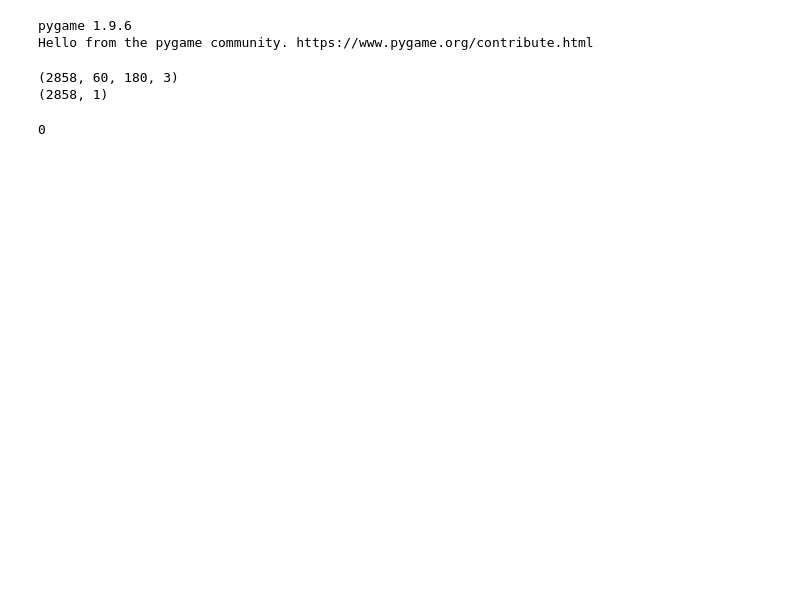
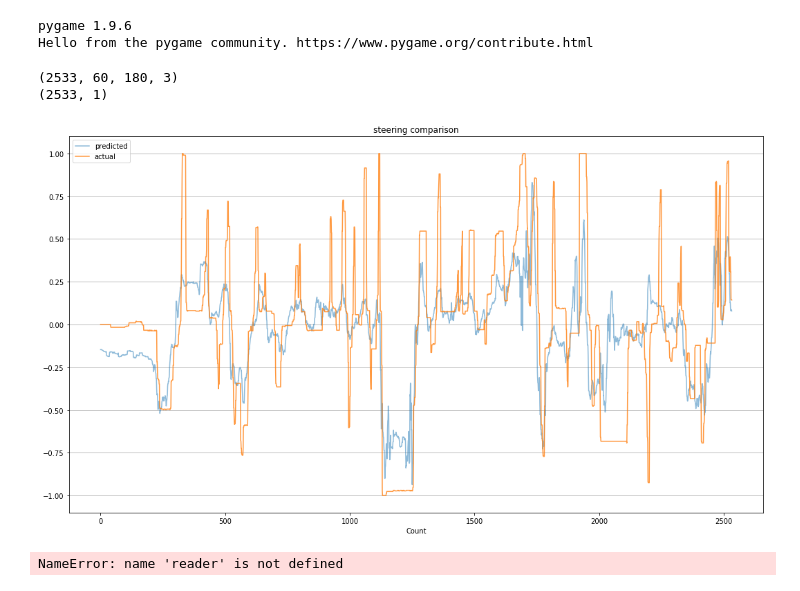
Before and after one commit to martinliivak/RCSnail-AI, a Jupyter notebook: notebooks/prediction_analysis.ipynb, the cells around one changed output. Saved outputs shown, nothing was run; the diff lists cells and outputs as text; code cells hidden in the pictures; blank space fills up the shorter version.

```diff
--- a/notebooks/prediction_analysis.ipynb
+++ b/notebooks/prediction_analysis.ipynb
@@ -80,22 +80,30 @@ config = config_manager.config
 reader = TrainingFileReader(path_to_training='../../training/validation_laps/')
 collector = Collector()
 
-validation_laps = ['validation_lap_1_2020_02_10', 'validation_lap_2_2020_02_10', 'bad_lap_1_2020_02_10', 'bad_lap_2_2020_02_17']
+validation_laps = ['validation_lap_1_2020_02_10', '2020_02_23_i1', 'bad_lap_1_2020_02_10', 'bad_lap_2_2020_02_17']
 memory_variants = [(1, 1), (4, 1), (4, 4), (8, 1), (8, 4), (12, 1)]
 memory = memory_variants[0]
 
 transformer = Transformer(config, memory_tuple=memory)
 
-mem_frames, mem_telems, mem_diffs, display_frames = get_shifted_mem_dataset_with_full_video(validation_laps[0], *memory)
+mem_frames, mem_telems, mem_diffs, display_frames = get_shifted_mem_dataset_with_full_video(validation_laps[1], *memory)
 print(mem_frames.shape)
 print(mem_telems.shape)
 # %% [output]
-(2858, 60, 180, 3)
-(2858, 1)
+(2533, 60, 180, 3)
+(2533, 1)
 # %%
 from tensorflow.keras.models import load_model
-multi = load_model('../../training/models/model_n{}_m{}_2.h5'.format(*memory))
+multi = load_model('../../training/models/model_n{}_m{}_6.h5'.format(*memory))
+# %%
+from PIL import Image
+
+frame = mem_frames[25][:,:,:3]
+Image.fromarray((frame * 255).astype(np.uint8)).show()
 # %%
+pred_steer = []
+actual_steer = []
+
 pygame.display.init()
 pygame.display.set_caption("Prediction viewer")
 screen = pygame.display.set_mode((window_width, window_height))
@@ -110,8 +118,8 @@ try:
         converted_frame = mem_frames[i].astype(np.float32)[np.newaxis, :]
 
         # gear, steering, throttle, braking
-        #predictions = multi.predict([converted_frame, converted_telem])[0]
-        predictions = multi.predict(converted_frame)[0]
+        predictions = multi.predict([converted_frame, converted_telem])[0]
+        #predictions = multi.predict(converted_frame)[0]
         predicted_steering = predictions[0]
 
         pred_steering_str = "P: {0:.4f}".format(predicted_steering)
@@ -126,6 +134,9 @@ try:
             actual_text = font.render(actual_steering_str, True, green)
         else:
             actual_text = font.render(actual_steering_str, True, blue)
+
+        pred_steer.append(predicted_steering)
+        actual_steer.append(actual_steering)
 
         delta = actual_steering - predicted_steering
         delta_str = "D: {0:.4f}".format(delta)
@@ -154,5 +165,21 @@ try:
 except (KeyboardInterrupt, SystemExit, Exception) as ex:
     print(ex)
     pygame.display.quit()
-# %% [output]
-0
+# %%
+plotto = []
+plotto.append({'data': pred_steer, 'label': 'predicted', 'alpha': 0.5})
+plotto.append({'data': actual_steer, 'label': 'actual', 'alpha': 0.8})
+
+plot_stuff('steering comparison', plotto)
+# %% [output]
+[figure, added]
+# %%
+drive_data = reader.read_specific_telemetry_columns('2020_02_23_i1.csv', ['d_steering', 'p_steering'])
+
+plotto = []
+plotto.append({'data': drive_data[['d_steering']].to_numpy()[0], 'label': 'predicted', 'alpha': 0.5})
+plotto.append({'data': drive_data[['p_steering']].to_numpy()[0], 'label': 'actual', 'alpha': 0.8})
+
+plot_stuff('steering comparison', plotto)
+# %% [output]
+NameError: name 'reader' is not defined
```
Also changed, not shown: parts of 2 cells of this notebook, 6 other files.
